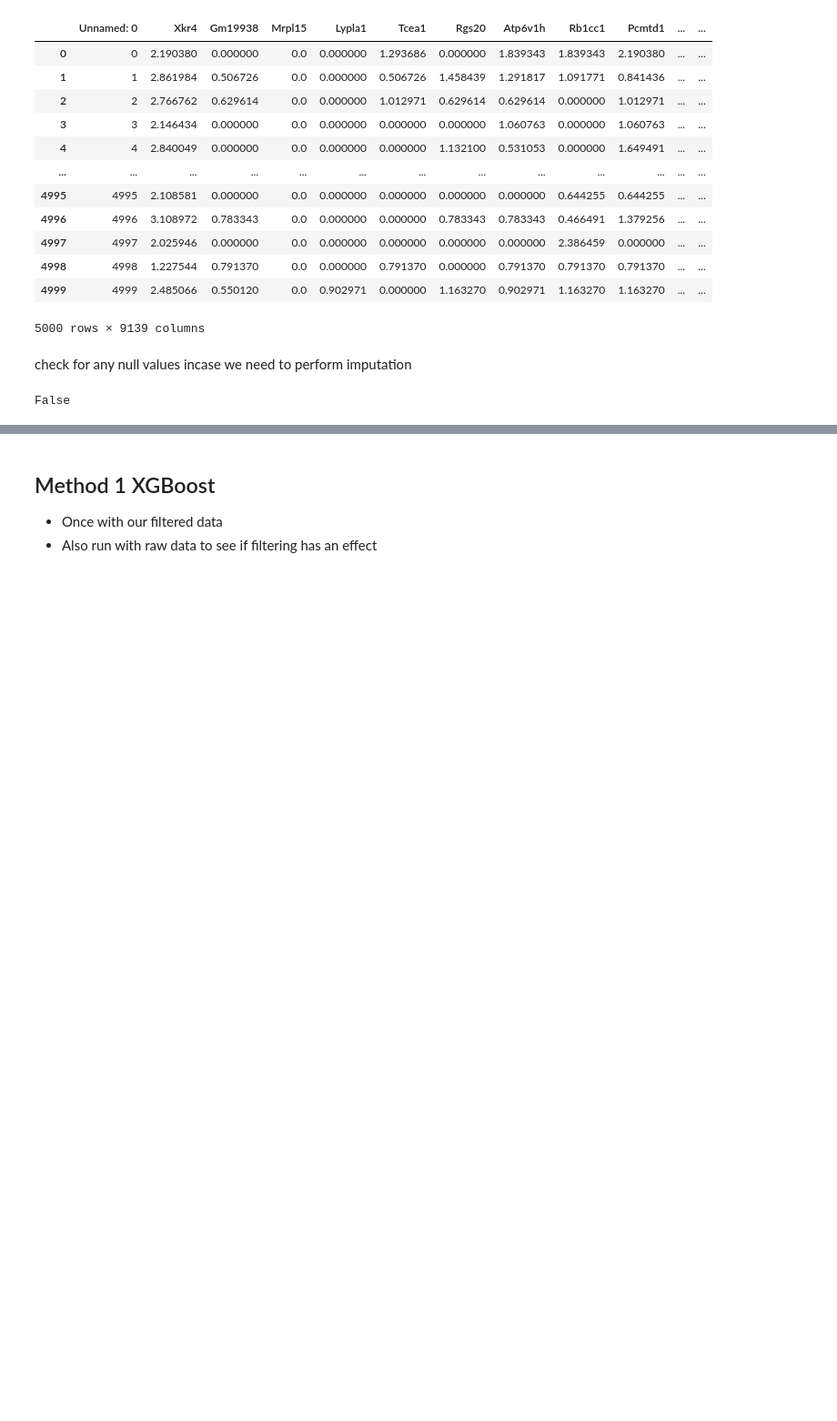
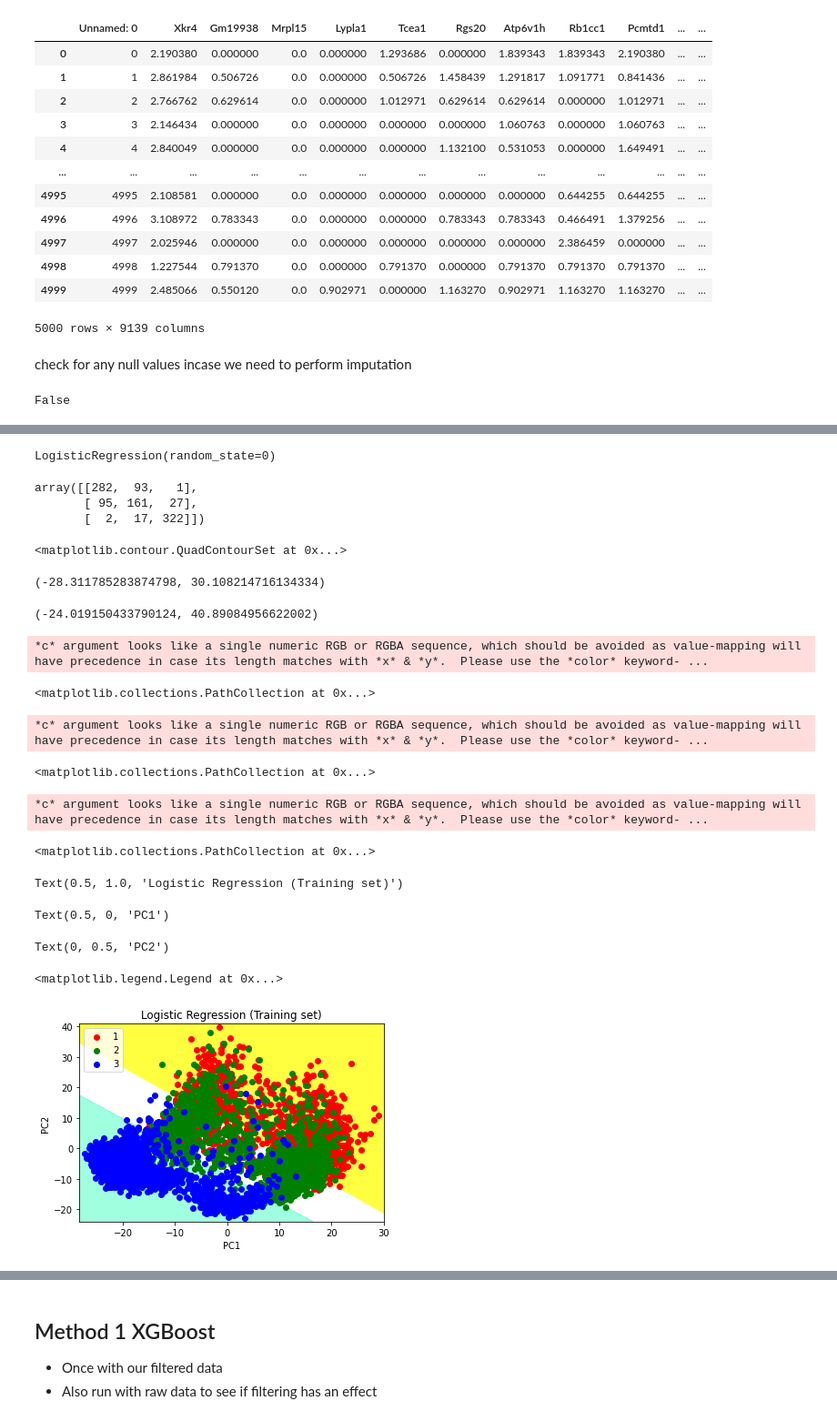
Before and after one commit to Simonlee711/Celltype_Classification, a Jupyter notebook: src/cell_prediction_analysis.ipynb, the cells around one changed output, grey strips where cells are left out. Shown: that part at 91% size. Drawn from its saved outputs; the diff is of its cells as text; code cells hidden in the pictures; blank space fills up the shorter version.

```diff
--- a/src/cell_prediction_analysis.ipynb
+++ b/src/cell_prediction_analysis.ipynb
@@ -107,0 +237,76 @@ gene_column_headers = df_filtered.columns.values.tolist()
+# %%
+#PCA on filtered data
+x = df_filtered.iloc[:,:-1].values
+y = df_filtered.iloc[:,-1].replace({'CBP' : 1, 'KAT5' : 2, 'eGFP' : 3}).values
+
+X_train, X_test, y_train, y_test = train_test_split(x, y, test_size = 0.2, random_state = 0)
+
+sc = StandardScaler()
+
+X_train = sc.fit_transform(X_train)
+X_test = sc.transform(X_test)
+
+pca = PCA(n_components = 2)
+
+X_train = pca.fit_transform(X_train)
+X_test = pca.transform(X_test)
+
+explained_variance = pca.explained_variance_ratio_
+
+classifier = LogisticRegression(random_state = 0)
+classifier.fit(X_train, y_train)
+
+y_pred = classifier.predict(X_test)
+# %% [output]
+LogisticRegression(random_state=0)
+# %%
+cm = confusion_matrix(y_test, y_pred)
+cm
+# %% [output]
+array([[282,  93,   1],
+       [ 95, 161,  27],
+       [  2,  17, 322]])
+# %%
+# Predicting the training set
+# result through scatter plot
+from matplotlib.colors import ListedColormap
+
+X_set, y_set = X_train, y_train
+X1, X2 = np.meshgrid(np.arange(start = X_set[:, 0].min() - 1,
+                     stop = X_set[:, 0].max() + 1, step = 0.01),
+                     np.arange(start = X_set[:, 1].min() - 1,
+                     stop = X_set[:, 1].max() + 1, step = 0.01))
+
+plt.contourf(X1, X2, classifier.predict(np.array([X1.ravel(),
+             X2.ravel()]).T).reshape(X1.shape), alpha = 0.75,
+             cmap = ListedColormap(('yellow', 'white', 'aquamarine')))
+
+plt.xlim(X1.min(), X1.max())
+plt.ylim(X2.min(), X2.max())
+
+for i, j in enumerate(np.unique(y_set)):
+    plt.scatter(X_set[y_set == j, 0], X_set[y_set == j, 1],
+                c = ListedColormap(('red', 'green', 'blue'))(i), label = j)
+
+plt.title('Logistic Regression (Training set)')
+plt.xlabel('PC1') # for Xlabel
+plt.ylabel('PC2') # for Ylabel
+plt.legend() # to show legend
+
+# show scatter plot
+plt.show()
+# %% [output]
+<matplotlib.contour.QuadContourSet at 0x...>
+(-28.311785283874798, 30.108214716134334)
+(-24.019150433790124, 40.89084956622002)
+*c* argument looks like a single numeric RGB or RGBA sequence, which should be avoided as value-mapping will have precedence in case its length matches with *x* & *y*.  Please use the *color* keyword- ...
+<matplotlib.collections.PathCollection at 0x...>
+*c* argument looks like a single numeric RGB or RGBA sequence, which should be avoided as value-mapping will have precedence in case its length matches with *x* & *y*.  Please use the *color* keyword- ...
+<matplotlib.collections.PathCollection at 0x...>
+*c* argument looks like a single numeric RGB or RGBA sequence, which should be avoided as value-mapping will have precedence in case its length matches with *x* & *y*.  Please use the *color* keyword- ...
+<matplotlib.collections.PathCollection at 0x...>
+Text(0.5, 1.0, 'Logistic Regression (Training set)')
+Text(0.5, 0, 'PC1')
+Text(0, 0.5, 'PC2')
+<matplotlib.legend.Legend at 0x...>
+[figure, added]
```
Also changed, not shown: parts of 29 cells of this notebook.
